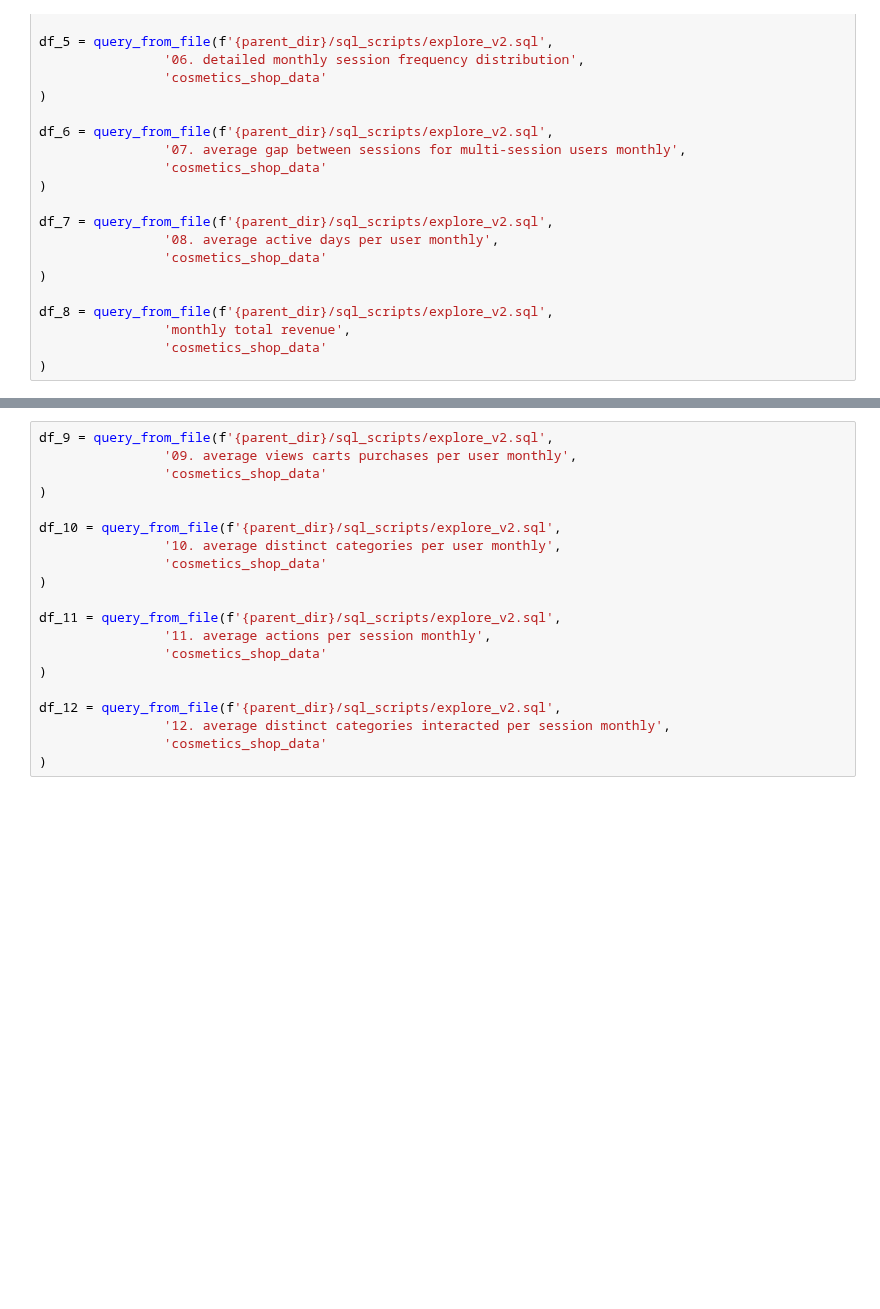
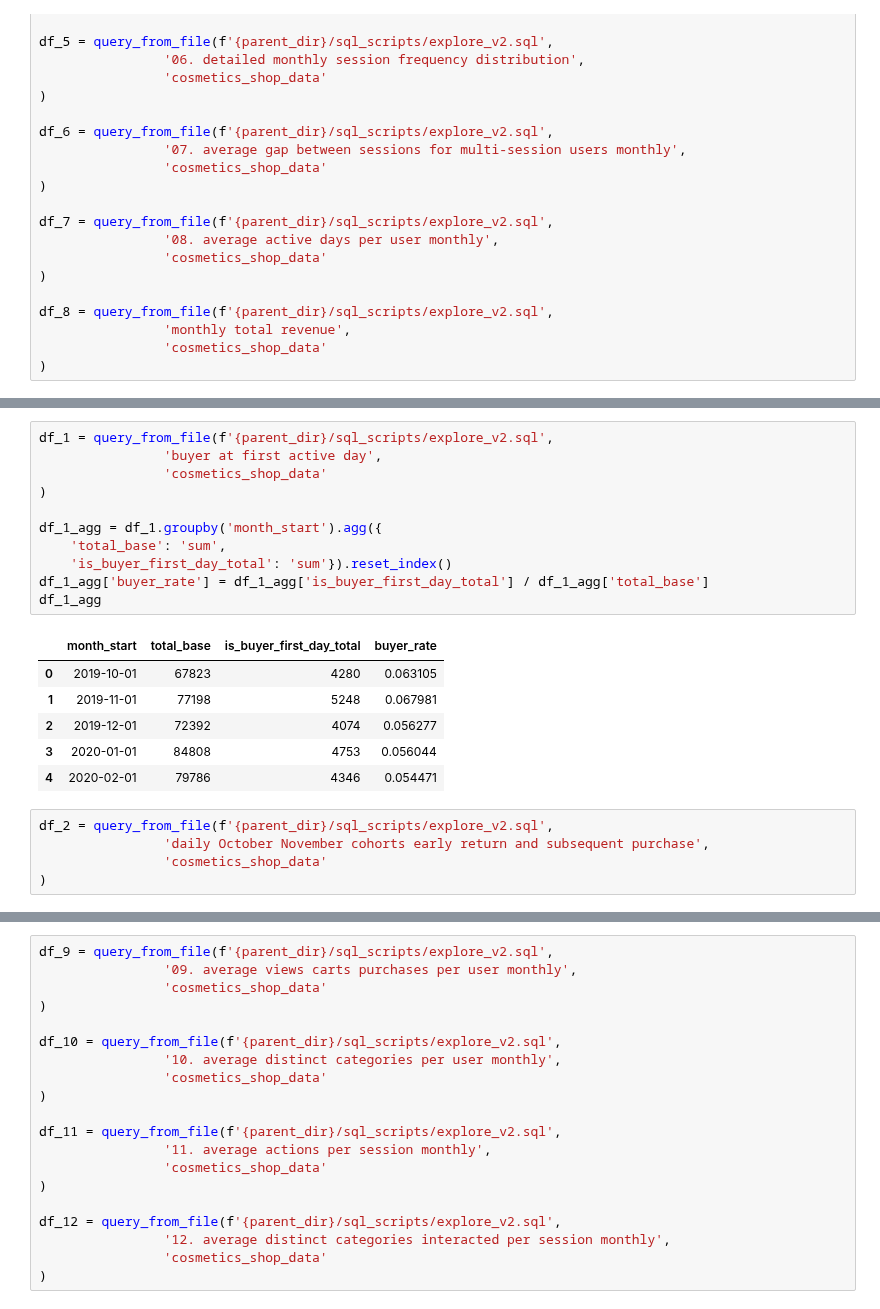
Before and after one commit to yuu1zhou/Online-cosmetics-shop-user-behavior-analysis, a Jupyter notebook: python_scripts/explore.ipynb, the cells around one changed output, grey strips where cells are left out. Cells and saved outputs as stored; diff of their text form; blank space fills up the shorter version.

```diff
--- a/python_scripts/explore.ipynb
+++ b/python_scripts/explore.ipynb
@@ -270,0 +315,23 @@ df_agg.pivot(index= 'month_start', columns= 'active_group')
+# %%
+df_1 = query_from_file(f'{parent_dir}/sql_scripts/explore_v2.sql',
+                'buyer at first active day',
+                'cosmetics_shop_data'
+)
+
+df_1_agg = df_1.groupby('month_start').agg({
+    'total_base': 'sum',
+    'is_buyer_first_day_total': 'sum'}).reset_index()
+df_1_agg['buyer_rate'] = df_1_agg['is_buyer_first_day_total'] / df_1_agg['total_base']
+df_1_agg
+# %% [output]
+|  | month_start | total_base | is_buyer_first_day_total | buyer_rate |
+| 0 | 2019-10-01 | 67823 | 4280 | 0.063105 |
+| 1 | 2019-11-01 | 77198 | 5248 | 0.067981 |
+| 2 | 2019-12-01 | 72392 | 4074 | 0.056277 |
+| 3 | 2020-01-01 | 84808 | 4753 | 0.056044 |
+| 4 | 2020-02-01 | 79786 | 4346 | 0.054471 |
+# %%
+df_2 = query_from_file(f'{parent_dir}/sql_scripts/explore_v2.sql',
+                'daily October November cohorts early return and subsequent purchase',
+                'cosmetics_shop_data'
+)
```
Also changed, not shown: parts of 18 cells of this notebook, 1 other file.
